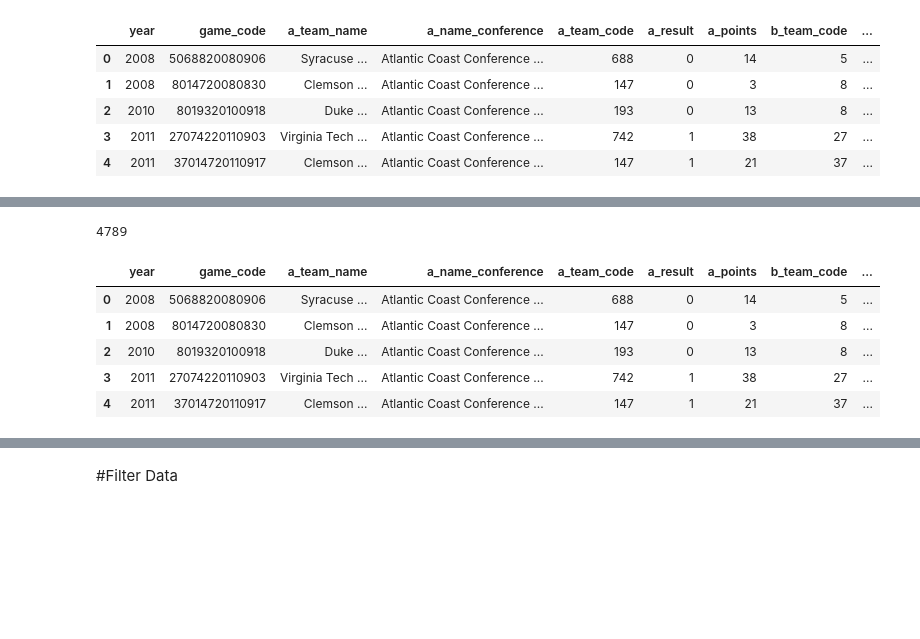
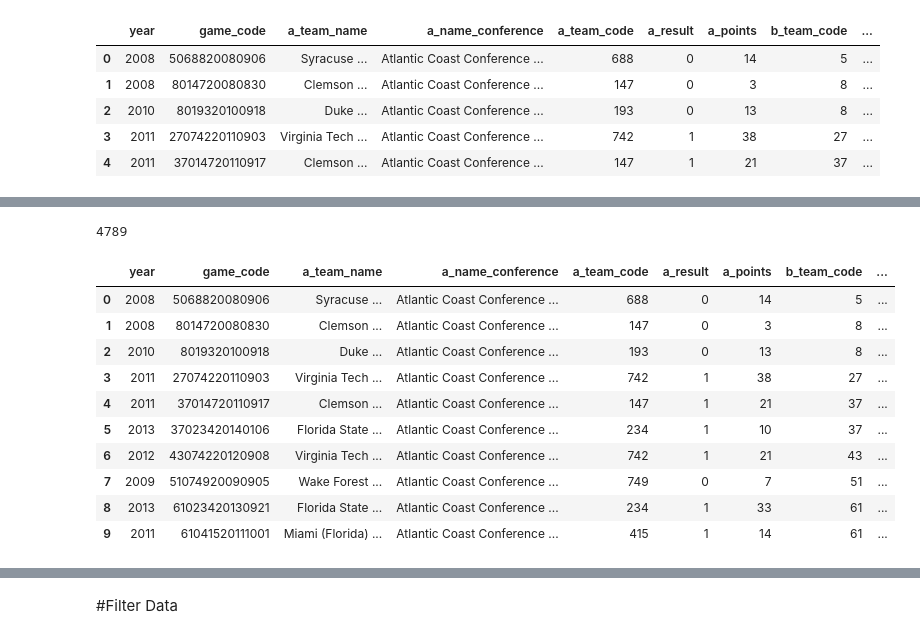
Before and after one commit to atuberville/FinalProject, a Jupyter notebook: college_football_ml_oneTeam.ipynb, the cells around one changed output, grey strips where cells are left out. Cells and saved outputs as stored; diff of their text form; code cells hidden in the pictures; blank space fills up the shorter version.

```diff
--- a/college_football_ml_oneTeam.ipynb
+++ b/college_football_ml_oneTeam.ipynb
@@ -35,22 +132,27 @@ df.head()
 # %%
 # Drop the null columns where all values are null
 df2 = df.dropna(axis='columns', how='all').copy()
 
 # Drop the null rows
 df2 = df2.dropna()
 
 df2.reset_index(inplace=True, drop=True)
 
 print(len(df2))
-df2.head()
+df2.head(10)
 # %% [output]
 4789
 |  | year | game_code | a_team_name | a_name_conference | a_team_code | a_result | a_points | b_team_code | ... |
 | 0 | 2008 | 5068820080906 | Syracuse ... | Atlantic Coast Conference ... | 688 | 0 | 14 | 5 | ... |
 | 1 | 2008 | 8014720080830 | Clemson ... | Atlantic Coast Conference ... | 147 | 0 | 3 | 8 | ... |
 | 2 | 2010 | 8019320100918 | Duke ... | Atlantic Coast Conference ... | 193 | 0 | 13 | 8 | ... |
 | 3 | 2011 | 27074220110903 | Virginia Tech ... | Atlantic Coast Conference ... | 742 | 1 | 38 | 27 | ... |
 | 4 | 2011 | 37014720110917 | Clemson ... | Atlantic Coast Conference ... | 147 | 1 | 21 | 37 | ... |
+| 5 | 2013 | 37023420140106 | Florida State ... | Atlantic Coast Conference ... | 234 | 1 | 10 | 37 | ... |
+| 6 | 2012 | 43074220120908 | Virginia Tech ... | Atlantic Coast Conference ... | 742 | 1 | 21 | 43 | ... |
+| 7 | 2009 | 51074920090905 | Wake Forest ... | Atlantic Coast Conference ... | 749 | 0 | 7 | 51 | ... |
+| 8 | 2013 | 61023420130921 | Florida State ... | Atlantic Coast Conference ... | 234 | 1 | 33 | 61 | ... |
+| 9 | 2011 | 61041520111001 | Miami (Florida) ... | Atlantic Coast Conference ... | 415 | 1 | 14 | 61 | ... |
 # %%
 df3=df2.copy()
 df3["result"]=df3['a_result']
```
Also changed, not shown: parts of 28 cells of this notebook.
